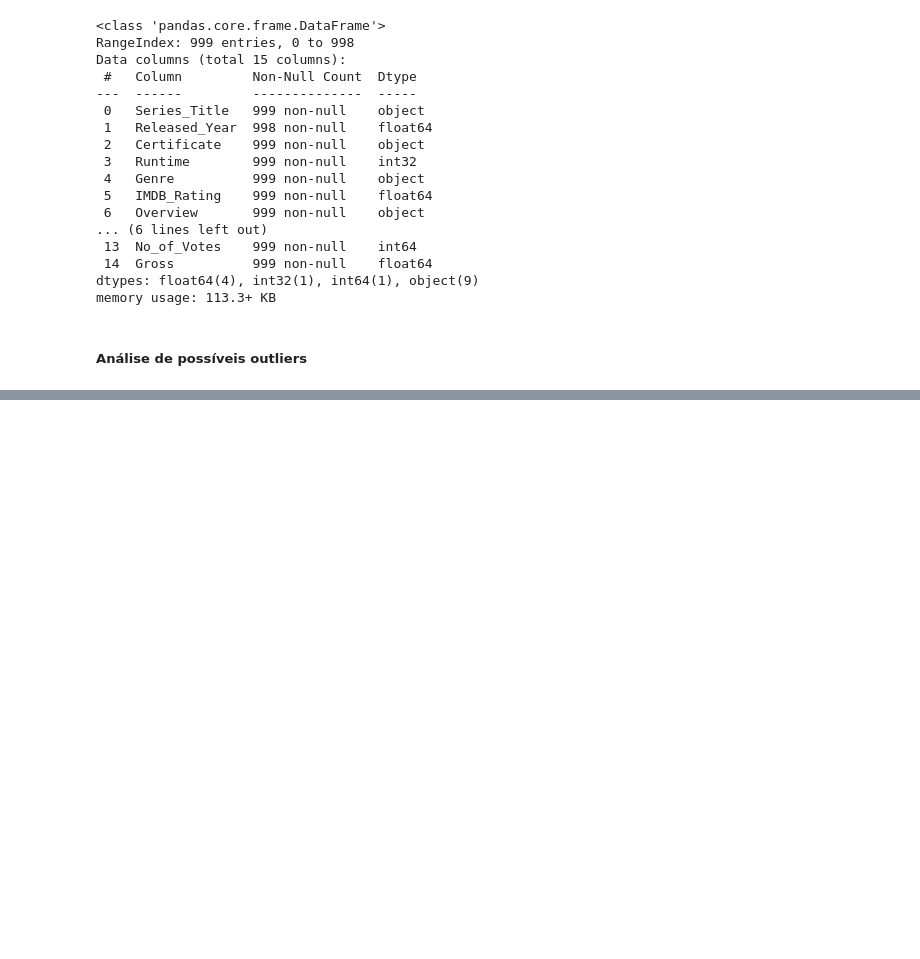
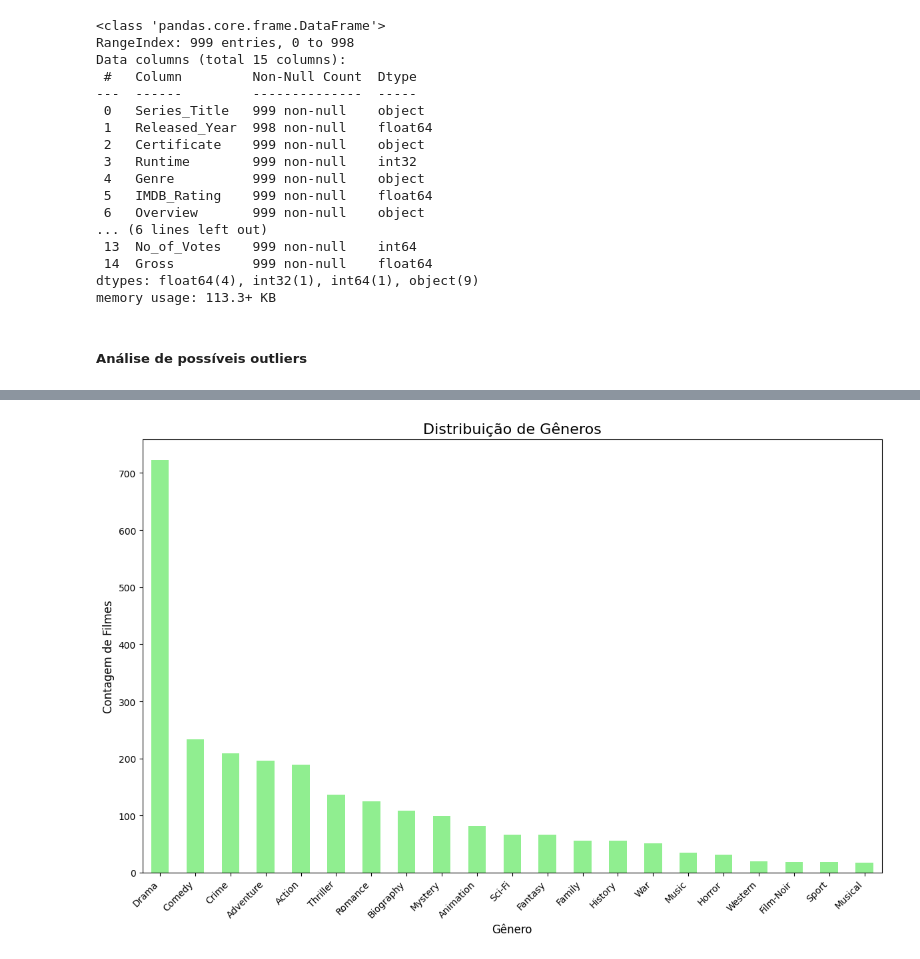
Before and after one commit to albiecr/LH-2025-11, a Jupyter notebook: Notebook/DataScienceChallenge.ipynb, the cells around one changed output, grey strips where cells are left out. Saved outputs shown, nothing was run; the diff lists cells and outputs as text; code cells hidden in the pictures; blank space fills up the shorter version.

```diff
--- a/Notebook/DataScienceChallenge.ipynb
+++ b/Notebook/DataScienceChallenge.ipynb
@@ -140,0 +175,19 @@ plt.show()
+# %%
+# Gráfico de distribuição de gêneros
+import pandas as pd
+import matplotlib.pyplot as plt
+
+
+dii_exploded_genres =desafio_indicium_imdb.assign(Genre=desafio_indicium_imdb['Genre'].str.split(', ')).explode('Genre')
+
+genre_counts = dii_exploded_genres['Genre'].value_counts()
+plt.figure(figsize=(12, 8))
+genre_counts.plot(kind='bar', color='lightgreen')
+
+plt.title('Distribuição de Gêneros', fontsize=16)
+plt.xlabel('Gênero', fontsize=12)
+plt.ylabel('Contagem de Filmes', fontsize=12)
+plt.xticks(rotation=45, ha='right')
+plt.tight_layout()
+# %% [output]
+[figure, added]
```
Also changed, not shown: parts of 12 cells of this notebook.
